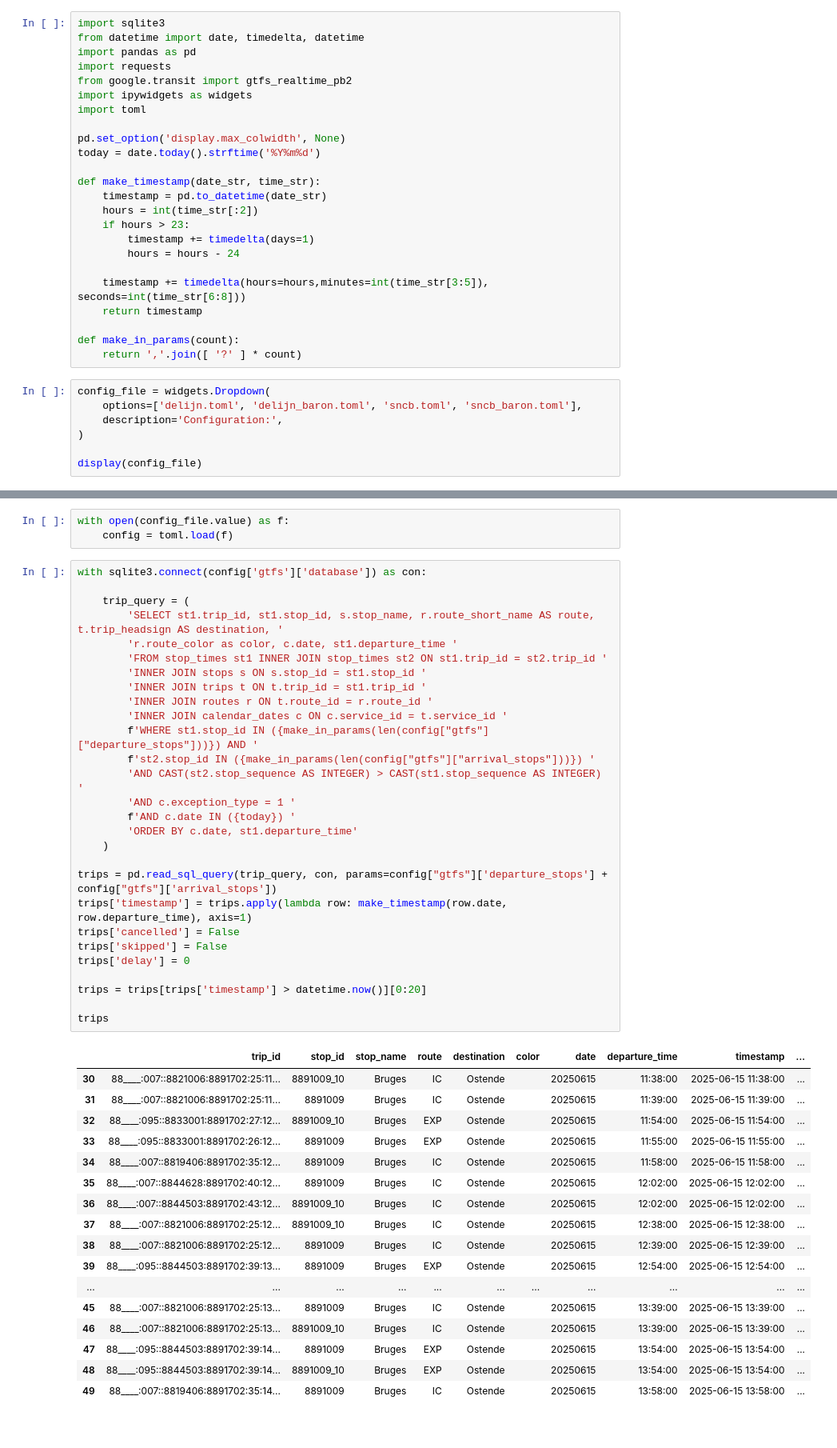
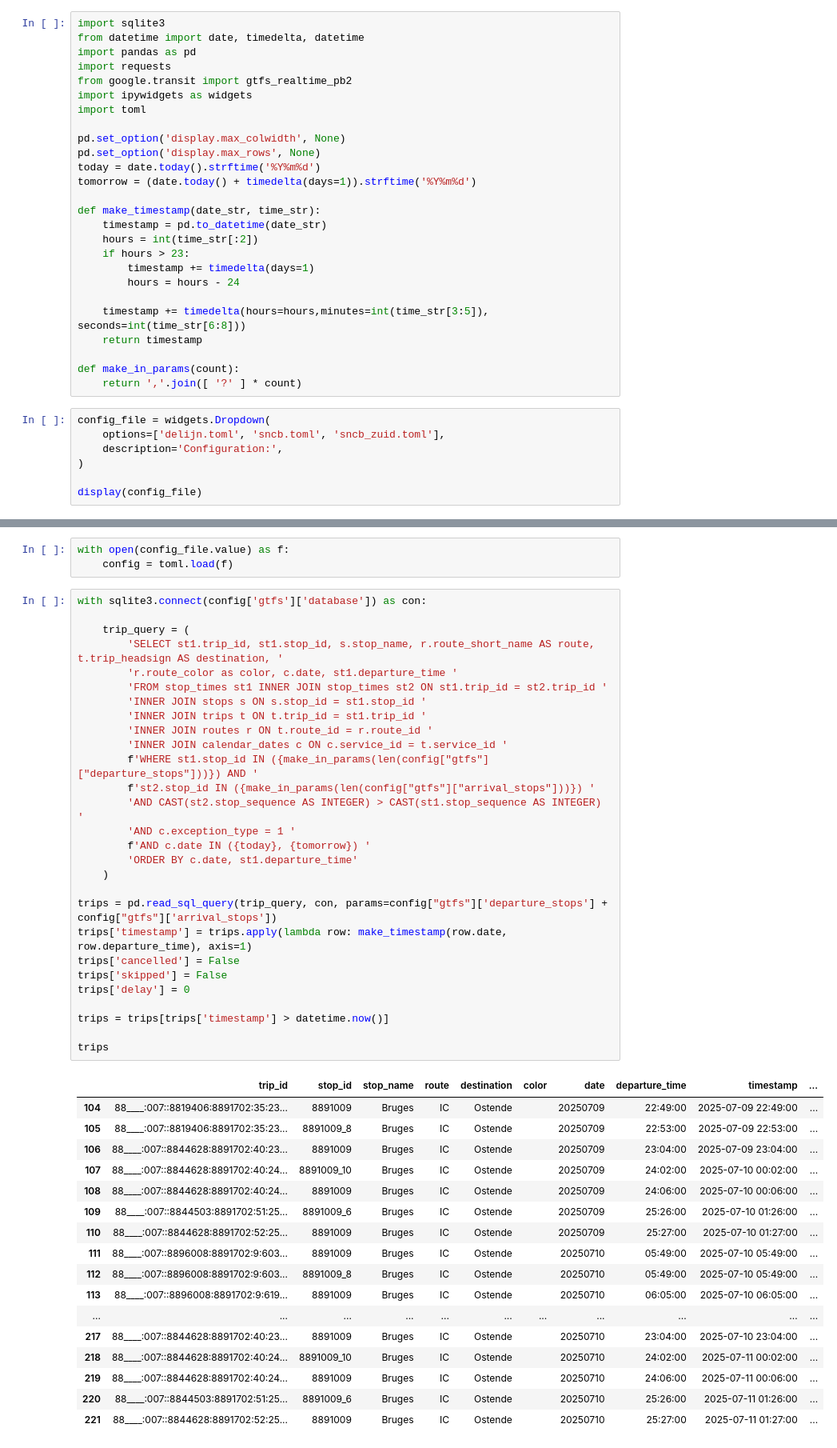
Before and after one commit to squaregoldfish/today, a Jupyter notebook: Realtime GTFS.ipynb, the cells around one changed output, grey strips where cells are left out. Shown at 80% size. Drawn from its saved outputs; the diff is of its cells as text.

Commit message:
Display tweaks

```diff
--- a/Realtime GTFS.ipynb
+++ b/Realtime GTFS.ipynb
@@ -8,7 +8,9 @@ import ipywidgets as widgets
 import toml
 
 pd.set_option('display.max_colwidth', None)
+pd.set_option('display.max_rows', None)
 today = date.today().strftime('%Y%m%d')
+tomorrow = (date.today() + timedelta(days=1)).strftime('%Y%m%d')
 
 def make_timestamp(date_str, time_str):
     timestamp = pd.to_datetime(date_str)
@@ -24,7 +26,7 @@ def make_in_params(count):
     return ','.join([ '?' ] * count)
 # %%
 config_file = widgets.Dropdown(
-    options=['delijn.toml', 'delijn_baron.toml', 'sncb.toml', 'sncb_baron.toml'],
+    options=['delijn.toml', 'sncb.toml', 'sncb_zuid.toml'],
     description='Configuration:',
 )
 
@@ -37,49 +39,49 @@ with open(config_file.value) as f:
 # %%
 with sqlite3.connect(config['gtfs']['database']) as con:
 
     trip_query = (
         'SELECT st1.trip_id, st1.stop_id, s.stop_name, r.route_short_name AS route, t.trip_headsign AS destination, '
         'r.route_color as color, c.date, st1.departure_time '
         'FROM stop_times st1 INNER JOIN stop_times st2 ON st1.trip_id = st2.trip_id '
         'INNER JOIN stops s ON s.stop_id = st1.stop_id '
         'INNER JOIN trips t ON t.trip_id = st1.trip_id '
         'INNER JOIN routes r ON t.route_id = r.route_id '
         'INNER JOIN calendar_dates c ON c.service_id = t.service_id '
         f'WHERE st1.stop_id IN ({make_in_params(len(config["gtfs"]["departure_stops"]))}) AND '
         f'st2.stop_id IN ({make_in_params(len(config["gtfs"]["arrival_stops"]))}) '
         'AND CAST(st2.stop_sequence AS INTEGER) > CAST(st1.stop_sequence AS INTEGER) '
         'AND c.exception_type = 1 '
-        f'AND c.date IN ({today}) '
+        f'AND c.date IN ({today}, {tomorrow}) '
         'ORDER BY c.date, st1.departure_time'
     )
 
 trips = pd.read_sql_query(trip_query, con, params=config["gtfs"]['departure_stops'] + config["gtfs"]['arrival_stops'])
 trips['timestamp'] = trips.apply(lambda row: make_timestamp(row.date, row.departure_time), axis=1)
 trips['cancelled'] = False
 trips['skipped'] = False
 trips['delay'] = 0
 
-trips = trips[trips['timestamp'] > datetime.now()][0:20]
+trips = trips[trips['timestamp'] > datetime.now()]
 
 trips
 # %% [output]
 |  | trip_id | stop_id | stop_name | route | destination | color | date | departure_time | timestamp | ... |
-| 30 | 88____:007::8821006:8891702:25:11... | 8891009_10 | Bruges | IC | Ostende |  | 20250615 | 11:38:00 | 2025-06-15 11:38:00 | ... |
-| 31 | 88____:007::8821006:8891702:25:11... | 8891009 | Bruges | IC | Ostende |  | 20250615 | 11:39:00 | 2025-06-15 11:39:00 | ... |
-| 32 | 88____:095::8833001:8891702:27:12... | 8891009_10 | Bruges | EXP | Ostende |  | 20250615 | 11:54:00 | 2025-06-15 11:54:00 | ... |
-| 33 | 88____:095::8833001:8891702:26:12... | 8891009 | Bruges | EXP | Ostende |  | 20250615 | 11:55:00 | 2025-06-15 11:55:00 | ... |
-| 34 | 88____:007::8819406:8891702:35:12... | 8891009 | Bruges | IC | Ostende |  | 20250615 | 11:58:00 | 2025-06-15 11:58:00 | ... |
-| 35 | 88____:007::8844628:8891702:40:12... | 8891009 | Bruges | IC | Ostende |  | 20250615 | 12:02:00 | 2025-06-15 12:02:00 | ... |
-| 36 | 88____:007::8844503:8891702:43:12... | 8891009_10 | Bruges | IC | Ostende |  | 20250615 | 12:02:00 | 2025-06-15 12:02:00 | ... |
-| 37 | 88____:007::8821006:8891702:25:12... | 8891009_10 | Bruges | IC | Ostende |  | 20250615 | 12:38:00 | 2025-06-15 12:38:00 | ... |
-| 38 | 88____:007::8821006:8891702:25:12... | 8891009 | Bruges | IC | Ostende |  | 20250615 | 12:39:00 | 2025-06-15 12:39:00 | ... |
-| 39 | 88____:095::8844503:8891702:39:13... | 8891009 | Bruges | EXP | Ostende |  | 20250615 | 12:54:00 | 2025-06-15 12:54:00 | ... |
+| 104 | 88____:007::8819406:8891702:35:23... | 8891009 | Bruges | IC | Ostende |  | 20250709 | 22:49:00 | 2025-07-09 22:49:00 | ... |
+| 105 | 88____:007::8819406:8891702:35:23... | 8891009_8 | Bruges | IC | Ostende |  | 20250709 | 22:53:00 | 2025-07-09 22:53:00 | ... |
+| 106 | 88____:007::8844628:8891702:40:23... | 8891009 | Bruges | IC | Ostende |  | 20250709 | 23:04:00 | 2025-07-09 23:04:00 | ... |
+| 107 | 88____:007::8844628:8891702:40:24... | 8891009_10 | Bruges | IC | Ostende |  | 20250709 | 24:02:00 | 2025-07-10 00:02:00 | ... |
+| 108 | 88____:007::8844628:8891702:40:24... | 8891009 | Bruges | IC | Ostende |  | 20250709 | 24:06:00 | 2025-07-10 00:06:00 | ... |
+| 109 | 88____:007::8844503:8891702:51:25... | 8891009_6 | Bruges | IC | Ostende |  | 20250709 | 25:26:00 | 2025-07-10 01:26:00 | ... |
+| 110 | 88____:007::8844628:8891702:52:25... | 8891009 | Bruges | IC | Ostende |  | 20250709 | 25:27:00 | 2025-07-10 01:27:00 | ... |
+| 111 | 88____:007::8896008:8891702:9:603... | 8891009 | Bruges | IC | Ostende |  | 20250710 | 05:49:00 | 2025-07-10 05:49:00 | ... |
+| 112 | 88____:007::8896008:8891702:9:603... | 8891009_8 | Bruges | IC | Ostende |  | 20250710 | 05:49:00 | 2025-07-10 05:49:00 | ... |
+| 113 | 88____:007::8896008:8891702:9:619... | 8891009 | Bruges | IC | Ostende |  | 20250710 | 06:05:00 | 2025-07-10 06:05:00 | ... |
 | ... | ... | ... | ... | ... | ... | ... | ... | ... | ... | ... |
-| 45 | 88____:007::8821006:8891702:25:13... | 8891009 | Bruges | IC | Ostende |  | 20250615 | 13:39:00 | 2025-06-15 13:39:00 | ... |
-| 46 | 88____:007::8821006:8891702:25:13... | 8891009_10 | Bruges | IC | Ostende |  | 20250615 | 13:39:00 | 2025-06-15 13:39:00 | ... |
-| 47 | 88____:095::8844503:8891702:39:14... | 8891009 | Bruges | EXP | Ostende |  | 20250615 | 13:54:00 | 2025-06-15 13:54:00 | ... |
-| 48 | 88____:095::8844503:8891702:39:14... | 8891009_10 | Bruges | EXP | Ostende |  | 20250615 | 13:54:00 | 2025-06-15 13:54:00 | ... |
-| 49 | 88____:007::8819406:8891702:35:14... | 8891009 | Bruges | IC | Ostende |  | 20250615 | 13:58:00 | 2025-06-15 13:58:00 | ... |
+| 217 | 88____:007::8844628:8891702:40:23... | 8891009 | Bruges | IC | Ostende |  | 20250710 | 23:04:00 | 2025-07-10 23:04:00 | ... |
+| 218 | 88____:007::8844628:8891702:40:24... | 8891009_10 | Bruges | IC | Ostende |  | 20250710 | 24:02:00 | 2025-07-11 00:02:00 | ... |
+| 219 | 88____:007::8844628:8891702:40:24... | 8891009 | Bruges | IC | Ostende |  | 20250710 | 24:06:00 | 2025-07-11 00:06:00 | ... |
+| 220 | 88____:007::8844503:8891702:51:25... | 8891009_6 | Bruges | IC | Ostende |  | 20250710 | 25:26:00 | 2025-07-11 01:26:00 | ... |
+| 221 | 88____:007::8844628:8891702:52:25... | 8891009 | Bruges | IC | Ostende |  | 20250710 | 25:27:00 | 2025-07-11 01:27:00 | ... |
 # %%
 hdr ={
     'Cache-Control': 'no-cache',
```
Also changed, not shown: parts of 2 cells of this notebook.
